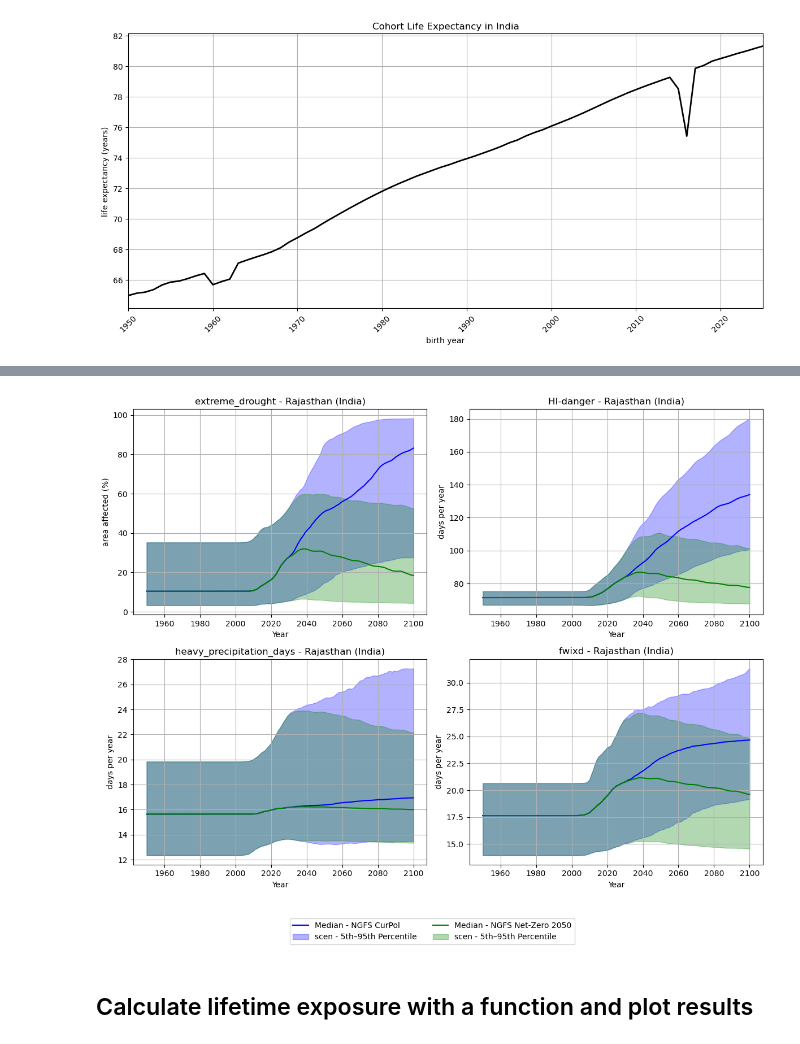
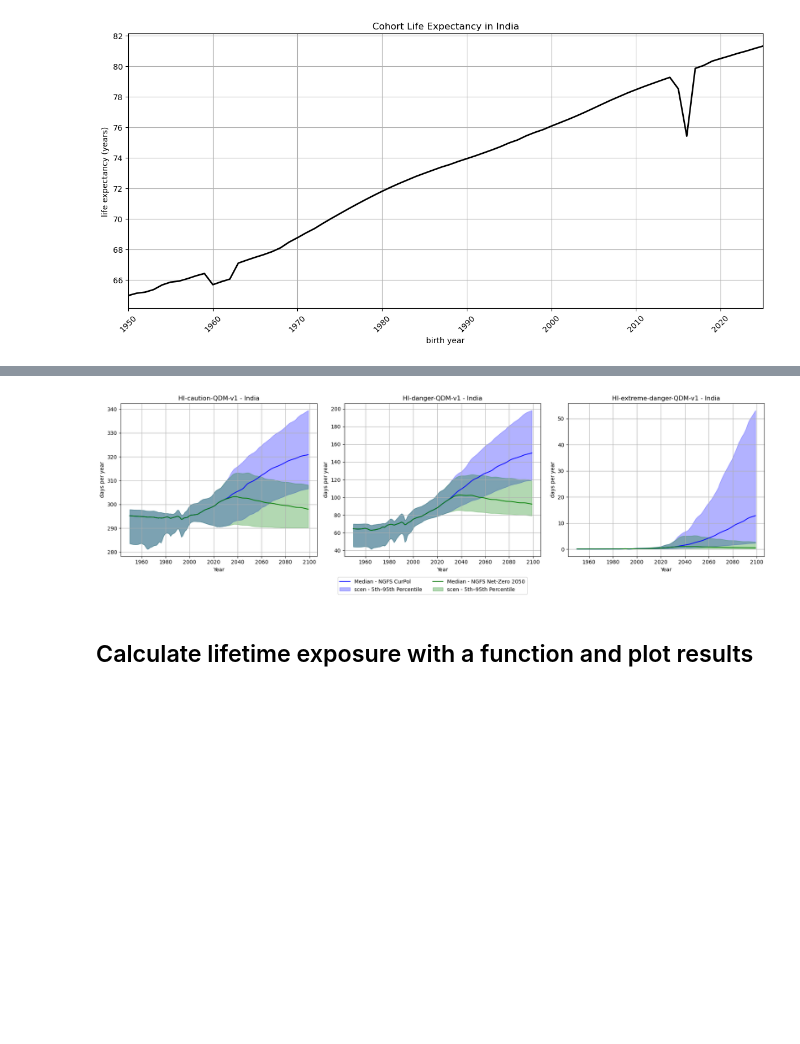
Before and after one commit to rosapietroiusti/dem4cli, a Jupyter notebook: notebooks/dem4cli-rime-x.ipynb, the cells around one changed output, grey strips where cells are left out. Drawn from its saved outputs; the diff is of its cells as text; code cells hidden in the pictures; blank space fills up the shorter version.

Commit message:
Some improvements to plotting cells.

```diff
--- a/notebooks/dem4cli-rime-x.ipynb
+++ b/notebooks/dem4cli-rime-x.ipynb
@@ -43,7 +43,9 @@ flags
  'countrymask': 'shapefile'}
 # %%
 country = 'India'
-state = 'Rajasthan'
+
+# If whole country instead of a province, repeat the name of the country here:
+state = 'India'
 # %%
 if country == 'India':
     if state == 'India':
@@ -171,6 +173,11 @@ scen_names_stitched = '_'.join(scenario_names)
 ind_stitched = '_'.join(indicators)
 ISO = ISO.replace('.','-')
 
-path_csvfile = f'/data/brussel/vo/000/bvo00012/vsc11359/data_rime-x/{scen_names_stitched}_{ind_stitched}_{ISO}_pop.csv'
+# If RIME-X run with constant population, uncomment here:
+# path_csvfile = f'/data/brussel/vo/000/bvo00012/vsc11359/data_rime-x/{scen_names_stitched}_{ind_stitched}_{ISO}_pop.csv'
+
+# If RIME-X run with time-evolving population, uncomment here:
+path_csvfile = f'/data/brussel/vo/000/bvo00012/vsc11359/data_rime-x/{scen_names_stitched}_{ind_stitched}_{ISO}_ssp2_popweight.csv'
+
 path_csvfile
 # %% [output]
@@ -262,15 +280,23 @@ df_ts_quantiles_melted = df_ts_quantiles.melt(
         ('quantile', ''),  # Preserve the quantile column
         ('year', '')       # Preserve the year column
     ],
+    #value_vars=[
+    #    ('extreme_drought', 'NGFS CurPol'),
+    #    ('extreme_drought', 'NGFS Net-Zero 2050'),
+    #    ('HI-danger', 'NGFS CurPol'),
+    #    ('HI-danger', 'NGFS Net-Zero 2050'),
+    #    ('heavy_precipitation_days', 'NGFS CurPol'),
+    #    ('heavy_precipitation_days', 'NGFS Net-Zero 2050'),
+    #    ('fwixd', 'NGFS CurPol'),
+    #    ('fwixd', 'NGFS Net-Zero 2050')
+    #],
     value_vars=[
-        ('extreme_drought', 'NGFS CurPol'),
-        ('extreme_drought', 'NGFS Net-Zero 2050'),
-        ('HI-danger', 'NGFS CurPol'),
-        ('HI-danger', 'NGFS Net-Zero 2050'),
-        ('heavy_precipitation_days', 'NGFS CurPol'),
-        ('heavy_precipitation_days', 'NGFS Net-Zero 2050'),
-        ('fwixd', 'NGFS CurPol'),
-        ('fwixd', 'NGFS Net-Zero 2050')
+        ('HI-caution-QDM-v1', 'NGFS CurPol'),
+        ('HI-caution-QDM-v1', 'NGFS Net-Zero 2050'),
+        ('HI-danger-QDM-v1', 'NGFS CurPol'),
+        ('HI-danger-QDM-v1', 'NGFS Net-Zero 2050'),
+        ('HI-extreme-danger-QDM-v1', 'NGFS CurPol'),
+        ('HI-extreme-danger-QDM-v1', 'NGFS Net-Zero 2050')
     ],
     var_name=['indicator', 'scenario'],
     value_name='value'
@@ -306,7 +332,8 @@ high_quantile = 1 - low_quantile
 indicator_list = df_ts_quantiles_melted['indicator'].unique()
 scenario_list = df_ts_quantiles_melted['scenario'].unique()
 
-fig, axs = plt.subplots(nrows=2, ncols=2, figsize=(12, 9))
+#fig, axs = plt.subplots(nrows=2, ncols=2, figsize=(12, 9))
+fig, axs = plt.subplots(nrows=1, ncols=3, figsize=(18, 5))
 axs = axs.flatten() if len(indicator_list) > 1 else [axs]
 
 for ind_index, ind in enumerate(indicator_list):
@@ -318,35 +345,35 @@ for ind_index, ind in enumerate(indicator_list):
     for scen_index, scen in enumerate(scenario_list):
         # Filter data for the current scenario
         scen_data = indicator_data[indicator_data['scenario'] == scen]
 
         # Plot results
         axs[ind_index].plot(scen_data[scen_data['quantile'] == 0.5]['year'], scen_data[scen_data['quantile'] == 0.5]['value'], label=f'Median - {scen}', color=colors[scen_index])
         axs[ind_index].fill_between(scen_data[scen_data['quantile'] == 0.5]['year'], scen_data[scen_data['quantile'] == low_quantile]['value'], scen_data[scen_data['quantile'] == high_quantile]['value'],
                          color=colors[scen_index], alpha=0.3, label=f'scen - {int(low_quantile*100)}th–{int(high_quantile*100)}th Percentile')
 
      # Set labels, titles and grid
     axs[ind_index].set_xlabel('Year')
 
-    if ind in ['HI-caution', 'HI-danger', 'fwixd', 'heavy_precipitation_days']:
+    if ind in ['HI-caution', 'HI-danger', 'fwixd', 'heavy_precipitation_days', 'HI-caution-QDM-v1', 'HI-danger-QDM-v1', 'HI-extreme-danger-QDM-v1']:
         axs[ind_index].set_ylabel('days per year')
     elif ind in ['extreme_drought']:
         axs[ind_index].set_ylabel('area affected (%)')
 
     if country == state:
         axs[ind_index].set_title(f'{ind} - {country}')
     else:
         axs[ind_index].set_title(f'{ind} - {state} ({country})')
     axs[ind_index].grid(True)
     axs[ind_index].xaxis.set_major_locator(MultipleLocator(tick_interval))
 
 # Add a column legend
 handles, labels = axs[ind_index].get_legend_handles_labels()
 fig.legend(handles, labels, loc='lower center', ncol=2, bbox_to_anchor=(0.5, -0.1))
 
 plt.tight_layout()
 plt.show()
 # %% [output]
-[figure, old version]
+[figure, new version]
 # %% [markdown]
 ## Calculate lifetime exposure with a function and plot results
 # %%
```
Also changed, not shown: parts of 12 cells of this notebook.
